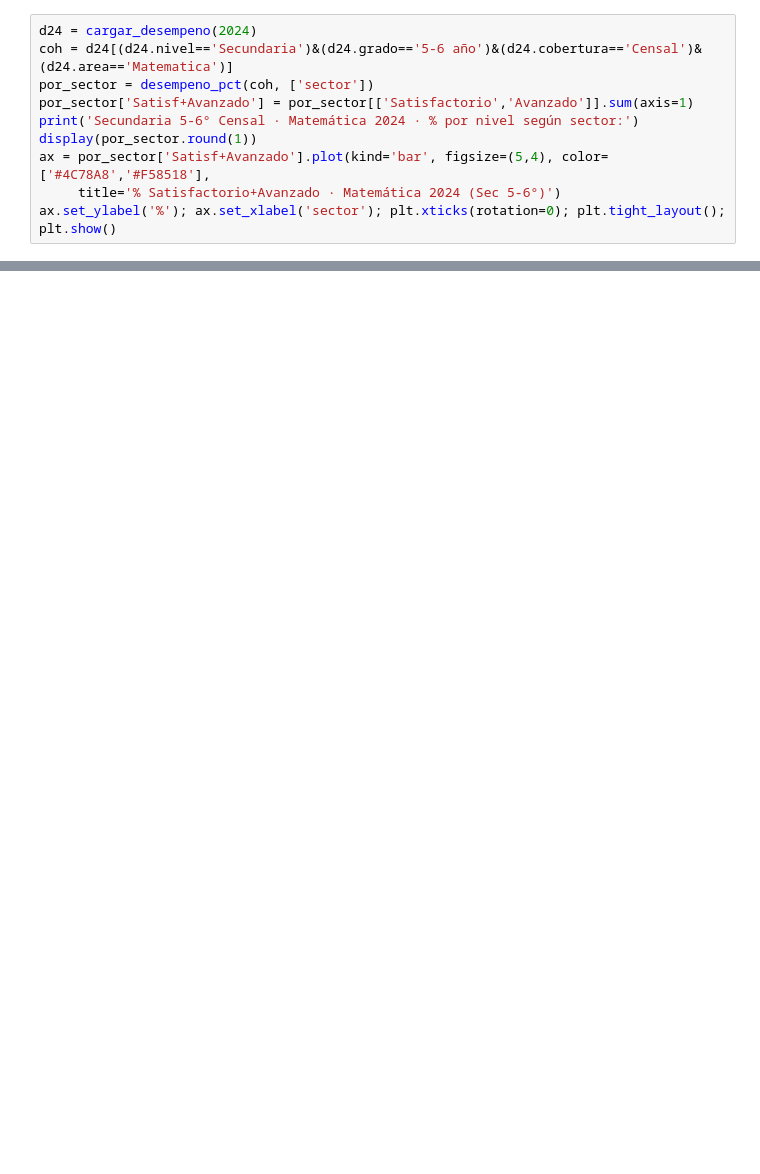
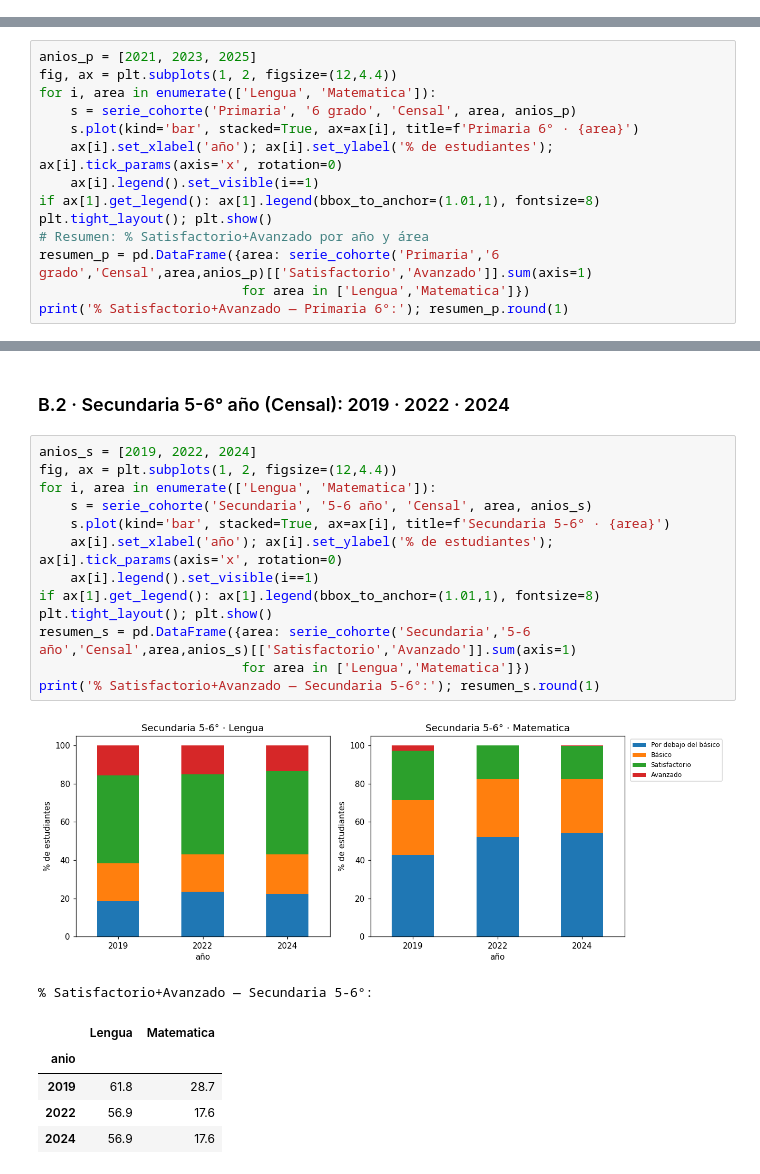
Before and after one commit to santiagoriverti/analisis_pruebas_aprender, a Jupyter notebook: 01_analisis.ipynb, the cells around one changed output, grey strips where cells are left out. Drawn from its saved outputs; the diff is of its cells as text; blank space fills up the shorter version.

```diff
--- a/01_analisis.ipynb
+++ b/01_analisis.ipynb
@@ -210,10 +0,0 @@ Comparaciones transversales que **no** requieren comparabilidad temporal: por se
-# %%
-d24 = cargar_desempeno(2024)
-coh = d24[(d24.nivel=='Secundaria')&(d24.grado=='5-6 año')&(d24.cobertura=='Censal')&(d24.area=='Matematica')]
-por_sector = desempeno_pct(coh, ['sector'])
-por_sector['Satisf+Avanzado'] = por_sector[['Satisfactorio','Avanzado']].sum(axis=1)
-print('Secundaria 5-6° Censal · Matemática 2024 · % por nivel según sector:')
-display(por_sector.round(1))
-ax = por_sector['Satisf+Avanzado'].plot(kind='bar', figsize=(5,4), color=['#4C78A8','#F58518'],
-     title='% Satisfactorio+Avanzado · Matemática 2024 (Sec 5-6°)')
-ax.set_ylabel('%'); ax.set_xlabel('sector'); plt.xticks(rotation=0); plt.tight_layout(); plt.show()
@@ -270,0 +229,14 @@ Departamentos cruzados: 271 | correlación = 0.552
+# %%
+anios_p = [2021, 2023, 2025]
+fig, ax = plt.subplots(1, 2, figsize=(12,4.4))
+for i, area in enumerate(['Lengua', 'Matematica']):
+    s = serie_cohorte('Primaria', '6 grado', 'Censal', area, anios_p)
+    s.plot(kind='bar', stacked=True, ax=ax[i], title=f'Primaria 6° · {area}')
+    ax[i].set_xlabel('año'); ax[i].set_ylabel('% de estudiantes'); ax[i].tick_params(axis='x', rotation=0)
+    ax[i].legend().set_visible(i==1)
+if ax[1].get_legend(): ax[1].legend(bbox_to_anchor=(1.01,1), fontsize=8)
+plt.tight_layout(); plt.show()
+# Resumen: % Satisfactorio+Avanzado por año y área
+resumen_p = pd.DataFrame({area: serie_cohorte('Primaria','6 grado','Censal',area,anios_p)[['Satisfactorio','Avanzado']].sum(axis=1)
+                          for area in ['Lengua','Matematica']})
+print('% Satisfactorio+Avanzado — Primaria 6°:'); resumen_p.round(1)
@@ -270,0 +251,23 @@ Departamentos cruzados: 271 | correlación = 0.552
+# %% [markdown]
+### B.2 · Secundaria 5-6° año (Censal): 2019 · 2022 · 2024
+# %%
+anios_s = [2019, 2022, 2024]
+fig, ax = plt.subplots(1, 2, figsize=(12,4.4))
+for i, area in enumerate(['Lengua', 'Matematica']):
+    s = serie_cohorte('Secundaria', '5-6 año', 'Censal', area, anios_s)
+    s.plot(kind='bar', stacked=True, ax=ax[i], title=f'Secundaria 5-6° · {area}')
+    ax[i].set_xlabel('año'); ax[i].set_ylabel('% de estudiantes'); ax[i].tick_params(axis='x', rotation=0)
+    ax[i].legend().set_visible(i==1)
+if ax[1].get_legend(): ax[1].legend(bbox_to_anchor=(1.01,1), fontsize=8)
+plt.tight_layout(); plt.show()
+resumen_s = pd.DataFrame({area: serie_cohorte('Secundaria','5-6 año','Censal',area,anios_s)[['Satisfactorio','Avanzado']].sum(axis=1)
+                          for area in ['Lengua','Matematica']})
+print('% Satisfactorio+Avanzado — Secundaria 5-6°:'); resumen_s.round(1)
+# %% [output]
+[figure, added]
+% Satisfactorio+Avanzado — Secundaria 5-6°:
+|  | Lengua | Matematica |
+| anio |  |  |
+| 2019 | 61.8 | 28.7 |
+| 2022 | 56.9 | 17.6 |
+| 2024 | 56.9 | 17.6 |
```
Also changed, not shown: parts of 36 cells of this notebook, 3 other files.
